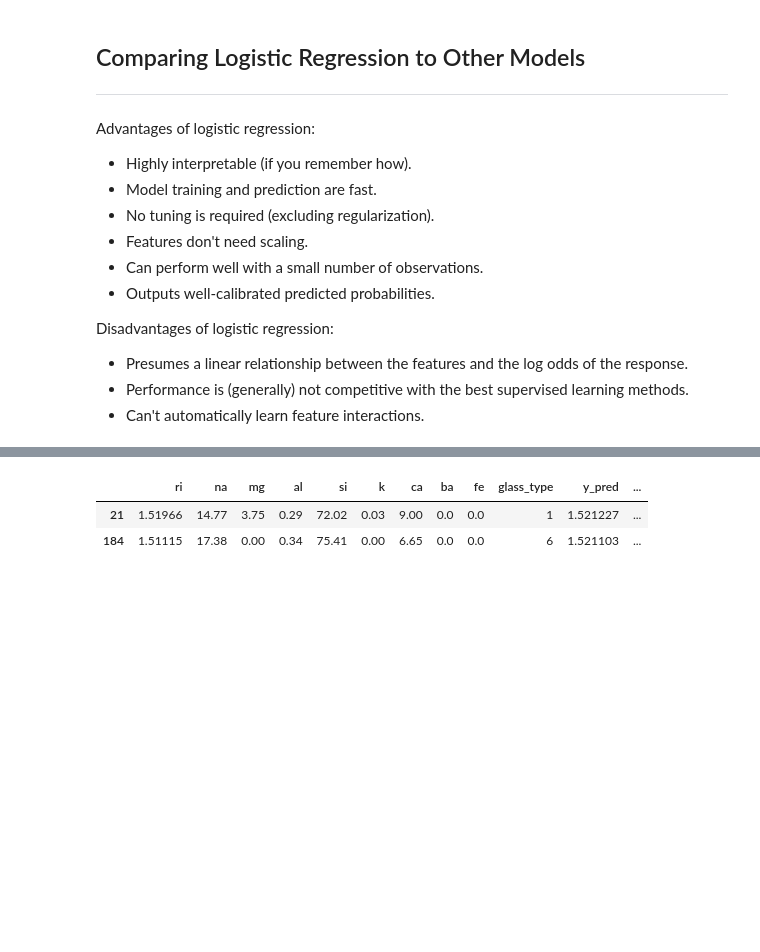
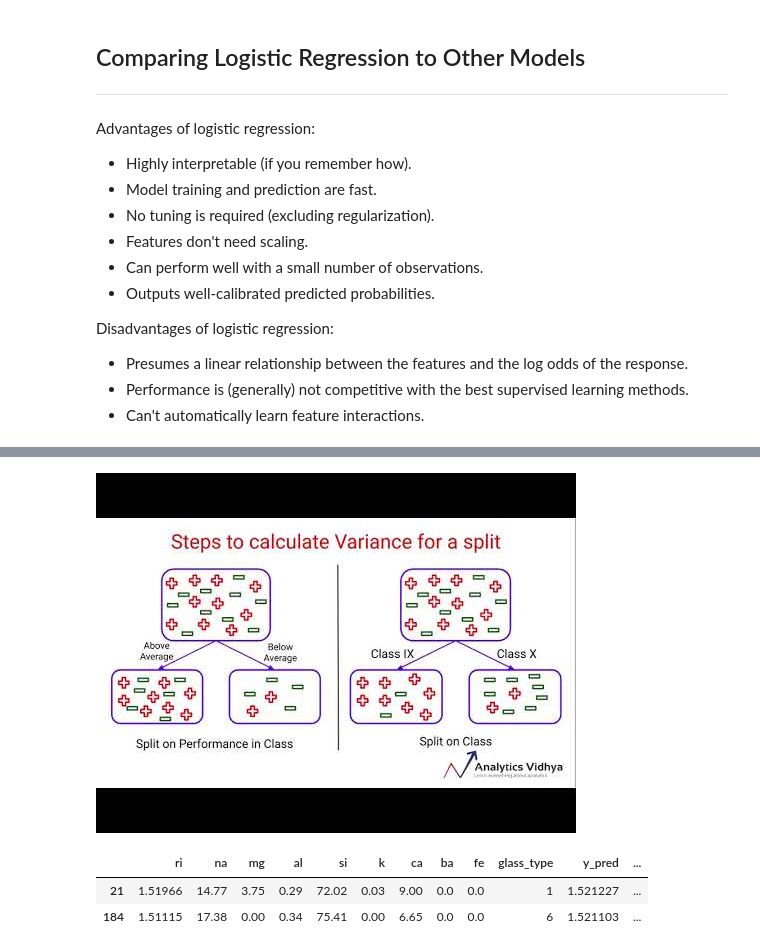
Before and after one commit to mjghorbany/Machine-Learning-DeepDive, a Jupyter notebook: Logistic Regression and Trees/logistic regression and trees.ipynb, the cells around one changed output, grey strips where cells are left out. Cells and saved outputs as stored; diff of their text form; code cells hidden in the pictures; blank space fills up the shorter version.

```diff
--- a/Logistic Regression and Trees/logistic regression and trees.ipynb
+++ b/Logistic Regression and Trees/logistic regression and trees.ipynb
@@ -723,6 +744,12 @@ Disadvantages of logistic regression:
 # Lets build a Tree to classify
 
 <img src="./images/tree.jpg" width="700" height="700" align="center"/>
+# %%
+from IPython.display import YouTubeVideo
+# Youtube Video
+YouTubeVideo('i5wGWV5H7oM')
+# %% [output]
+[figure, added]
 # %%
 glass.head(2)
 # %% [output]
```
Also changed, not shown: parts of 10 cells of this notebook, 2 other files.
